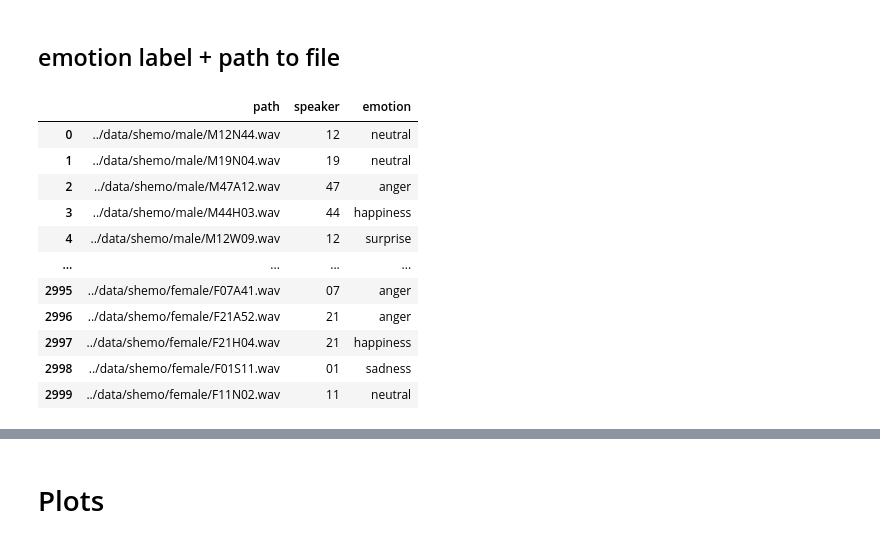
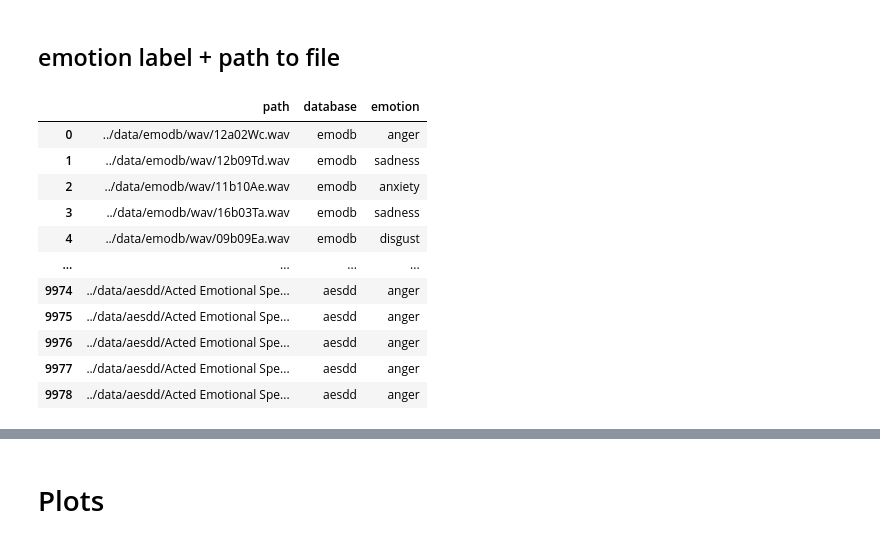
Before and after one commit to mikolajm190/python_SER_DL, a Jupyter notebook: src/cross_corpus_augmented_SER.ipynb, the cells around one changed output, grey strips where cells are left out. Cells and saved outputs as stored; diff of their text form; code cells hidden in the pictures.

Commit message:
copy of cross_corpus update

```diff
--- a/src/cross_corpus_augmented_SER.ipynb
+++ b/src/cross_corpus_augmented_SER.ipynb
@@ -5,47 +5,83 @@
 # %%
 #!/home/judehey/miniconda3/envs/myenv/bin/python
 
 import pandas as pd
 import numpy as np
 import os
 
-path_to_data='../data/shemo/'
-imgs_path='../imgs/shemo/'
-models_path='../models/shemo/'
+path_to_data='../data/'
+imgs_path='../imgs/cross_corpus_augmented/'
+models_path='../models/cross_corpus_augmented/'
 
 def load_data(path):
-    emotion, file_path, speaker_id = [], [], []
+    emotion, file_path, database = [], [], []
 
     # iterate over audio files extracting emotion label, file path and speaker info
     for root, _, files in os.walk(path):
-        for filename in files:
-            emotion.append(filename[3])
-            speaker_id.append(filename[1:3])
-            file_path.append(os.path.join(root, filename))
+        if len(files): # extract info only if files are found
+            for filename in files:
+                temp_path_split = os.path.dirname(root).split('/')
+                # extract emotion label specific to every database
+                if temp_path_split[2] == 'emodb':
+                    emotion.append(filename[5])
+                elif temp_path_split[2] == 'emovo':
+                    emotion.append(filename.split('-')[0])
+                elif temp_path_split[2] == 'ravdess':
+                    emotion.append(filename.split('-')[2])
+                elif temp_path_split[2] == 'tess':
+                    emotion.append(filename.split('_')[2].split('.')[0])
+                elif temp_path_split[2] == 'shemo':
+                    emotion.append(filename[3])
+                elif temp_path_split[2] == 'aesdd':
+                    emotion.append(os.path.basename(root))
+                file_path.append(os.path.join(root, filename))
+                database.append(temp_path_split[2])
 
     # prepare dataframe
     audio_df = pd.DataFrame(emotion)
-    audio_df = audio_df.replace({'A': 'anger', 'F': 'fear', 'H': 'happiness', 'N': 'neutral',
-                                 'S': 'sadness', 'W': 'surprise'})
-
-    # concatenate file paths to emotion data frame
-    audio_df = pd.concat([pd.DataFrame(file_path), pd.DataFrame(speaker_id), audio_df], axis=1)
-    audio_df.columns = ['path', 'speaker', 'emotion']
+    audio_df = pd.concat([pd.DataFrame(file_path), pd.DataFrame(database), audio_df], axis=1)
+    audio_df.columns = ['path', 'database', 'emotion']
 
     return audio_df
 
+# fear -> anxiety, boredom -> neutral, calm -> neutral?
+def translate_labels(df):
+    # replace label inidication with full name for each database
+    df.loc[df['database'] == 'emodb'] = df.loc[df['database'] == 'emodb'].replace({'W': 'anger', 'L': 'neutral',
+                                                                               'E': 'disgust', 'A': 'anxiety',
+                                                                               'F': 'happiness', 'T': 'sadness',
+                                                                               'N': 'neutral'})
+    df.loc[df['database'] == 'emovo'] = df.loc[df['database'] == 'emovo'].replace({'neu': 'neutral', 'dis': 'disgust',
+                                                                               'gio': 'happiness','rab': 'anger',
+                                                                               'sor': 'surprise', 'tri': 'sadness',
+                                                                               'pau': 'anxiety'})
+    df.loc[df['database'] == 'ravdess'] = df.loc[df['database'] == 'ravdess'].replace({'01': 'neutral', '02': 'calm',
+                                                                                   '03': 'happiness', '04': 'sadness',
+                                                                                   '05': 'anger', '06': 'anxiety',
+                                                                                   '07': 'disgust', '08': 'surprise'})
+    df.loc[df['database'] == 'shemo'] = df.loc[df['database'] == 'shemo'].replace({'A': 'anger', 'F': 'anxiety',
+                                                                               'H': 'happiness', 'N': 'neutral',
+                                                                               'S': 'sadness', 'W': 'surprise'})
+    df.loc[df['database'] == 'tess'] = df.loc[df['database'] == 'tess'].replace({'sad': 'sadness', 'angry': 'anger',
+                                                                                 'ps': 'surprise', 'fear': 'anxiety',
+                                                                                  'happy': 'happiness', 'surprised': 'surprise'})
+    df.loc[df['database'] == 'aesdd'] = df.loc[df['database'] == 'aesdd'].replace({'fear': 'anxiety'})
+
+    return df
+
 df = load_data(path_to_data)
+df = translate_labels(df)
 df
 # %% [output]
-|  | path | speaker | emotion |
-| 0 | ../data/shemo/male/M12N44.wav | 12 | neutral |
-| 1 | ../data/shemo/male/M19N04.wav | 19 | neutral |
-| 2 | ../data/shemo/male/M47A12.wav | 47 | anger |
-| 3 | ../data/shemo/male/M44H03.wav | 44 | happiness |
-| 4 | ../data/shemo/male/M12W09.wav | 12 | surprise |
+|  | path | database | emotion |
+| 0 | ../data/emodb/wav/12a02Wc.wav | emodb | anger |
+| 1 | ../data/emodb/wav/12b09Td.wav | emodb | sadness |
+| 2 | ../data/emodb/wav/11b10Ae.wav | emodb | anxiety |
+| 3 | ../data/emodb/wav/16b03Ta.wav | emodb | sadness |
+| 4 | ../data/emodb/wav/09b09Ea.wav | emodb | disgust |
 | ... | ... | ... | ... |
-| 2995 | ../data/shemo/female/F07A41.wav | 07 | anger |
-| 2996 | ../data/shemo/female/F21A52.wav | 21 | anger |
-| 2997 | ../data/shemo/female/F21H04.wav | 21 | happiness |
-| 2998 | ../data/shemo/female/F01S11.wav | 01 | sadness |
-| 2999 | ../data/shemo/female/F11N02.wav | 11 | neutral |
+| 9974 | ../data/aesdd/Acted Emotional Spe... | aesdd | anger |
+| 9975 | ../data/aesdd/Acted Emotional Spe... | aesdd | anger |
+| 9976 | ../data/aesdd/Acted Emotional Spe... | aesdd | anger |
+| 9977 | ../data/aesdd/Acted Emotional Spe... | aesdd | anger |
+| 9978 | ../data/aesdd/Acted Emotional Spe... | aesdd | anger |
```
Also changed, not shown: parts of 15 cells of this notebook.
